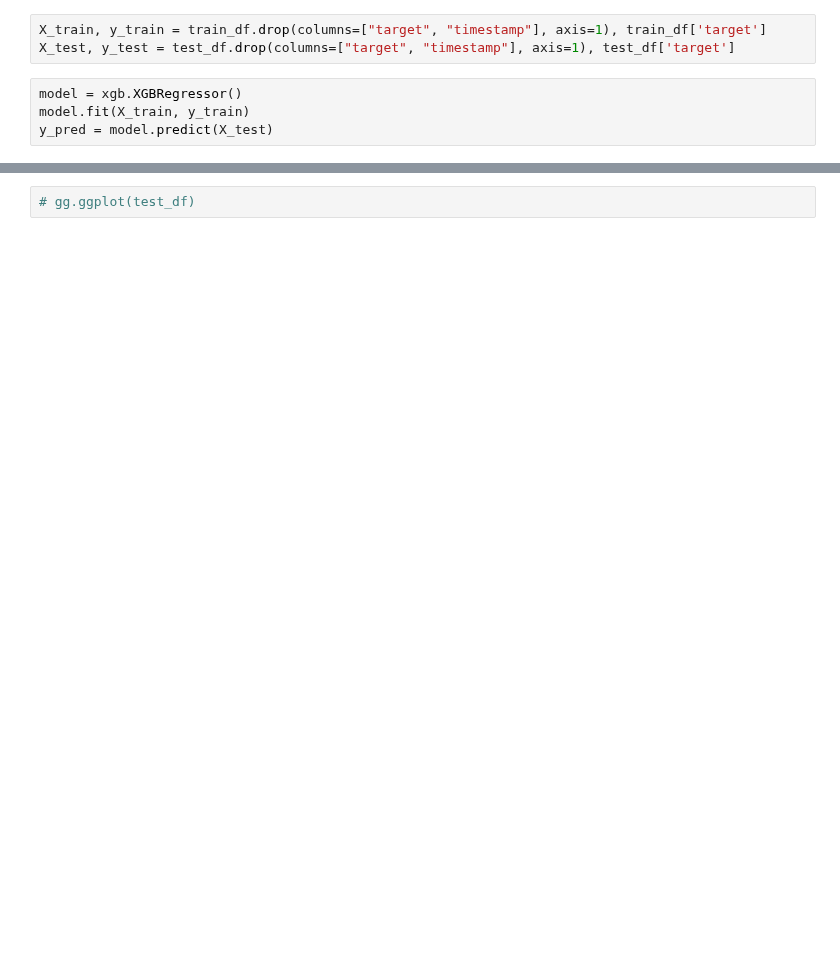
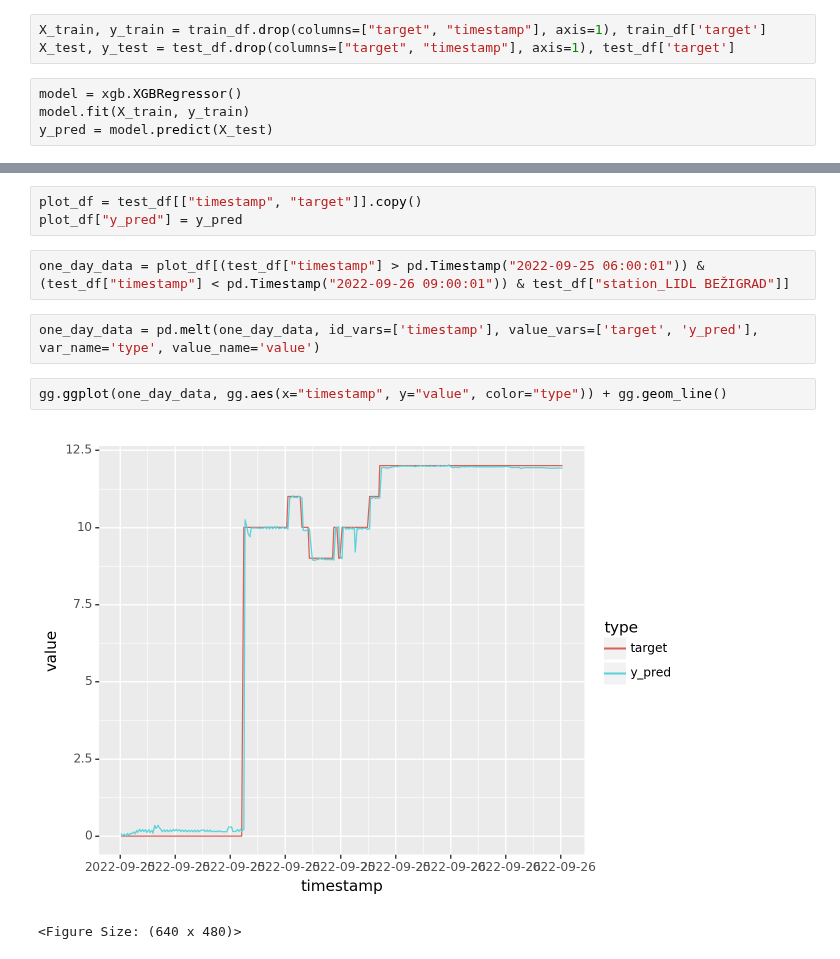
Before and after one commit to barbara7777/hackaton-ada, a Jupyter notebook: notebooks/modelling.ipynb, the cells around one changed output, grey strips where cells are left out. Saved outputs shown, nothing was run; the diff lists cells and outputs as text; blank space fills up the shorter version.

```diff
--- a/notebooks/modelling.ipynb
+++ b/notebooks/modelling.ipynb
@@ -81,2 +92,12 @@ test_df
-# %%
-# gg.ggplot(test_df)
+# %%
+plot_df = test_df[["timestamp", "target"]].copy()
+plot_df["y_pred"] = y_pred
+# %%
+one_day_data = plot_df[(test_df["timestamp"] > pd.Timestamp("2022-09-25 06:00:01")) & (test_df["timestamp"] < pd.Timestamp("2022-09-26 09:00:01")) & test_df["station_LIDL BEŽIGRAD"]]
+# %%
+one_day_data = pd.melt(one_day_data, id_vars=['timestamp'], value_vars=['target', 'y_pred'], var_name='type', value_name='value')
+# %%
+gg.ggplot(one_day_data, gg.aes(x="timestamp", y="value", color="type")) + gg.geom_line()
+# %% [output]
+[figure, added]
+<Figure Size: (640 x 480)>
```
Also changed, not shown: parts of 6 cells of this notebook.
